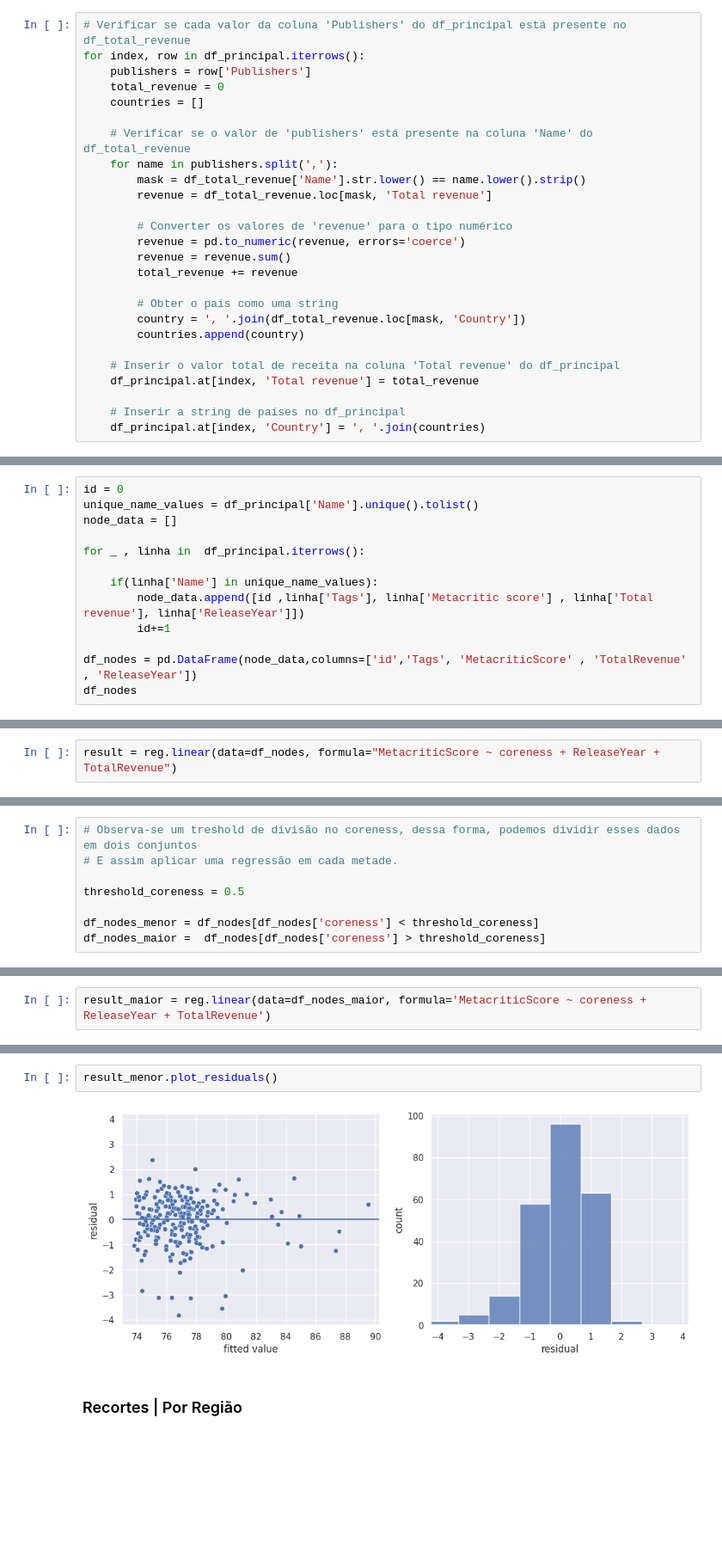
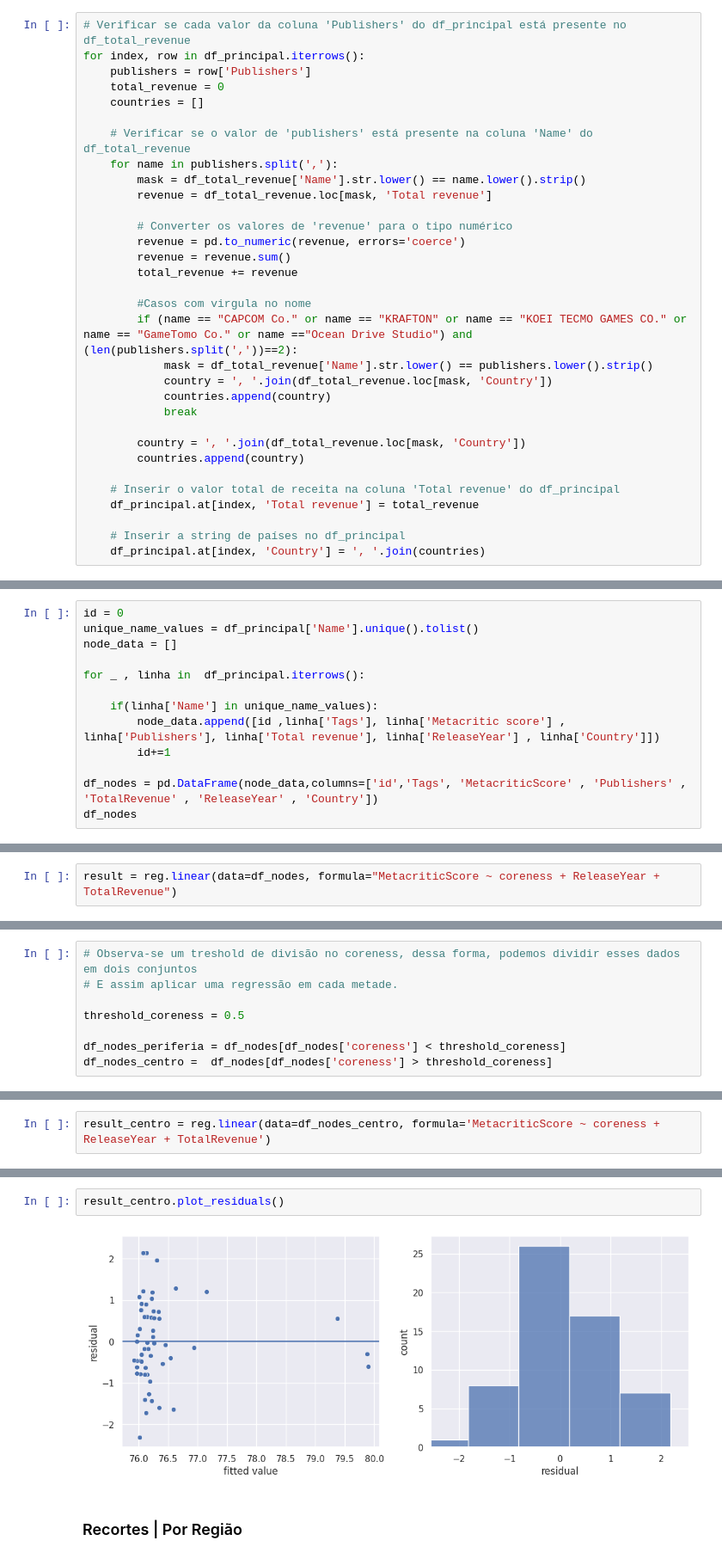
Before and after one commit to LidiaDomingos/RedeJogosSteam, a Jupyter notebook: Projeto.ipynb, the cells around one changed output, grey strips where cells are left out. Shown at 86% size. Saved outputs shown, nothing was run; the diff lists cells and outputs as text; blank space fills up the shorter version.

```diff
--- a/Projeto.ipynb
+++ b/Projeto.ipynb
@@ -304,7 +305,13 @@ for index, row in df_principal.iterrows():
         revenue = revenue.sum()
         total_revenue += revenue
 
-        # Obter o país como uma string
+        #Casos com virgula no nome
+        if (name == "CAPCOM Co." or name == "KRAFTON" or name == "KOEI TECMO GAMES CO." or name == "GameTomo Co." or name =="Ocean Drive Studio") and (len(publishers.split(','))==2):
+            mask = df_total_revenue['Name'].str.lower() == publishers.lower().strip()
+            country = ', '.join(df_total_revenue.loc[mask, 'Country'])
+            countries.append(country)
+            break
+
         country = ', '.join(df_total_revenue.loc[mask, 'Country'])
         countries.append(country)
 
@@ -373,9 +381,9 @@ node_data = []
 for _ , linha in  df_principal.iterrows():
 
     if(linha['Name'] in unique_name_values):
-        node_data.append([id ,linha['Tags'], linha['Metacritic score'] , linha['Total revenue'], linha['ReleaseYear']])
+        node_data.append([id ,linha['Tags'], linha['Metacritic score'] ,  linha['Publishers'], linha['Total revenue'], linha['ReleaseYear'] , linha['Country']])
         id+=1
 
-df_nodes = pd.DataFrame(node_data,columns=['id','Tags', 'MetacriticScore' , 'TotalRevenue' , 'ReleaseYear'])
+df_nodes = pd.DataFrame(node_data,columns=['id','Tags', 'MetacriticScore' , 'Publishers' , 'TotalRevenue' , 'ReleaseYear' , 'Country'])
 df_nodes
 # %% [output]
@@ -708,5 +716,5 @@ result.plot_residuals()
 
 threshold_coreness = 0.5
 
-df_nodes_menor = df_nodes[df_nodes['coreness'] < threshold_coreness]
-df_nodes_maior =  df_nodes[df_nodes['coreness'] > threshold_coreness]
+df_nodes_periferia = df_nodes[df_nodes['coreness'] < threshold_coreness]
+df_nodes_centro =  df_nodes[df_nodes['coreness'] > threshold_coreness]
@@ -756,3 +758,3 @@ sns.regplot(x=df_nodes_maior['coreness'], y=df_nodes_maior['MetacriticScore']);
 # %%
-result_maior = reg.linear(data=df_nodes_maior, formula='MetacriticScore ~ coreness + ReleaseYear + TotalRevenue')
+result_centro = reg.linear(data=df_nodes_centro, formula='MetacriticScore ~ coreness + ReleaseYear + TotalRevenue')
 # %%
@@ -765,7 +767,7 @@ result_maior.micro_summary()
 # %%
-result_menor.plot_residuals()
+result_centro.plot_residuals()
 # %% [output]
-[figure, old version]
+[figure, new version]
 # %% [markdown]
 ### Recortes | Por Região
 # %%
```
Also changed, not shown: parts of 34 cells of this notebook.
